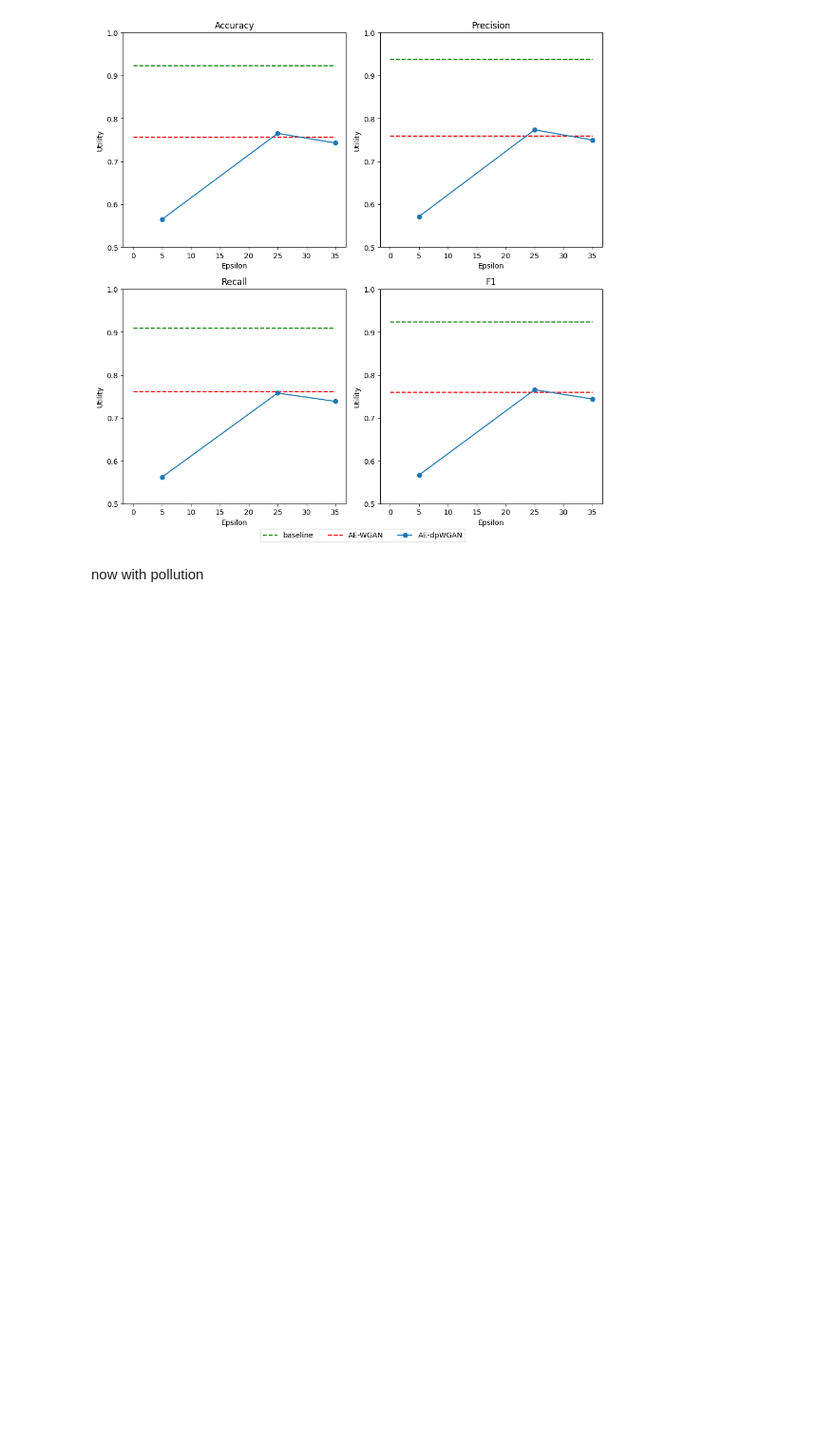
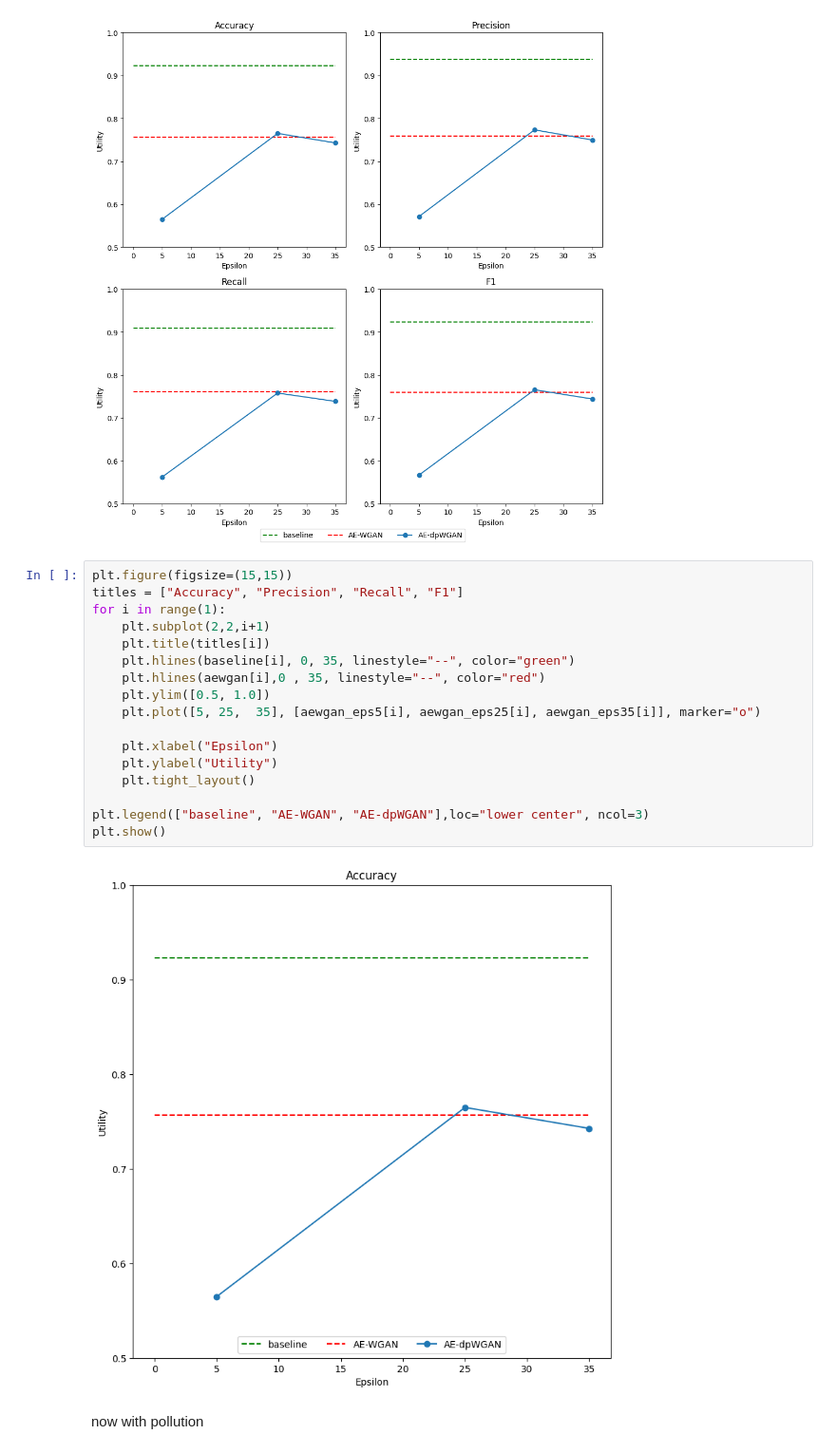
Before and after one commit to sjjtu/MAthesis, a Jupyter notebook: code/results.ipynb, the cells around one changed output. Shown at 95% size. Cells and saved outputs as stored; diff of their text form; blank space fills up the shorter version.

```diff
--- a/code/results.ipynb
+++ b/code/results.ipynb
@@ -81,6 +100,25 @@ plt.legend(["baseline", "AE-WGAN", "AE-dpWGAN"], bbox_to_anchor=(0.4, -0.1), nco
 plt.show()
 # %% [output]
 [figure]
+# %%
+plt.figure(figsize=(15,15))
+titles = ["Accuracy", "Precision", "Recall", "F1"]
+for i in range(1):
+    plt.subplot(2,2,i+1)
+    plt.title(titles[i])
+    plt.hlines(baseline[i], 0, 35, linestyle="--", color="green")
+    plt.hlines(aewgan[i],0 , 35, linestyle="--", color="red")
+    plt.ylim([0.5, 1.0])
+    plt.plot([5, 25,  35], [aewgan_eps5[i], aewgan_eps25[i], aewgan_eps35[i]], marker="o")
+
+    plt.xlabel("Epsilon")
+    plt.ylabel("Utility")
+    plt.tight_layout()
+
+plt.legend(["baseline", "AE-WGAN", "AE-dpWGAN"],loc="lower center", ncol=3)
+plt.show()
+# %% [output]
+[figure, added]
 # %% [markdown]
 now with pollution
 # %%
```
Also changed, not shown: parts of 5 cells of this notebook, 31 other files.
